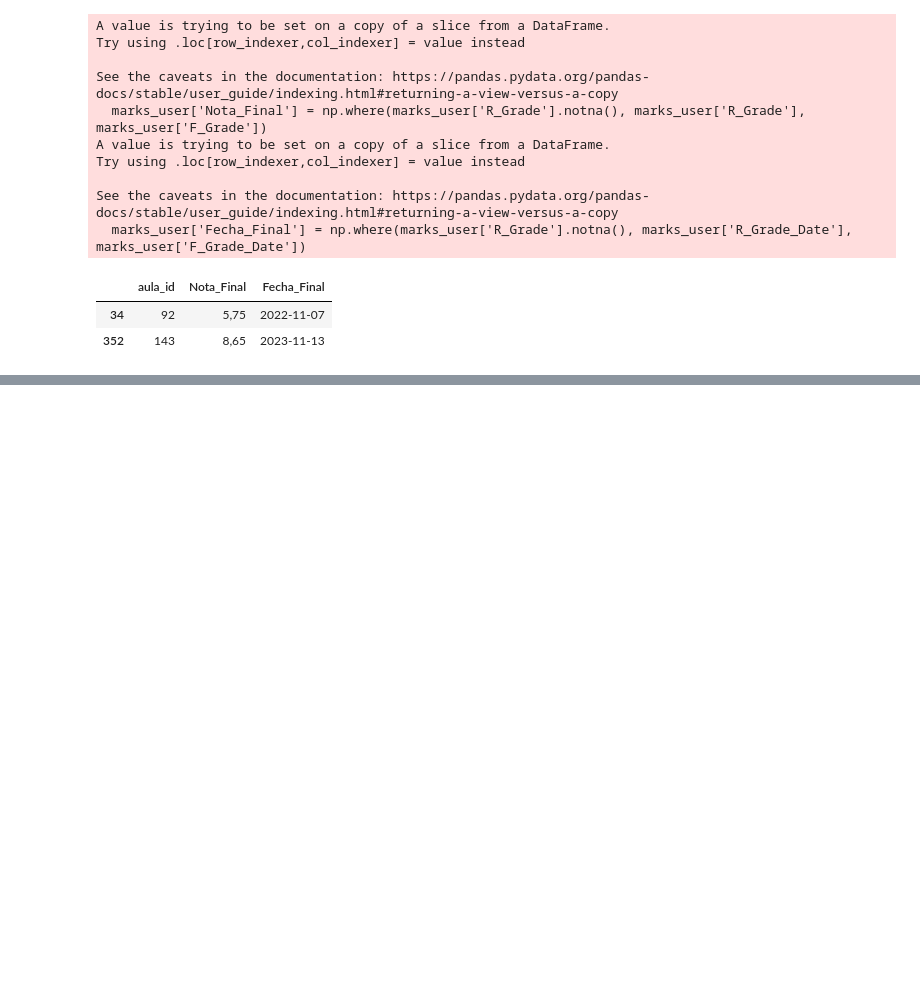
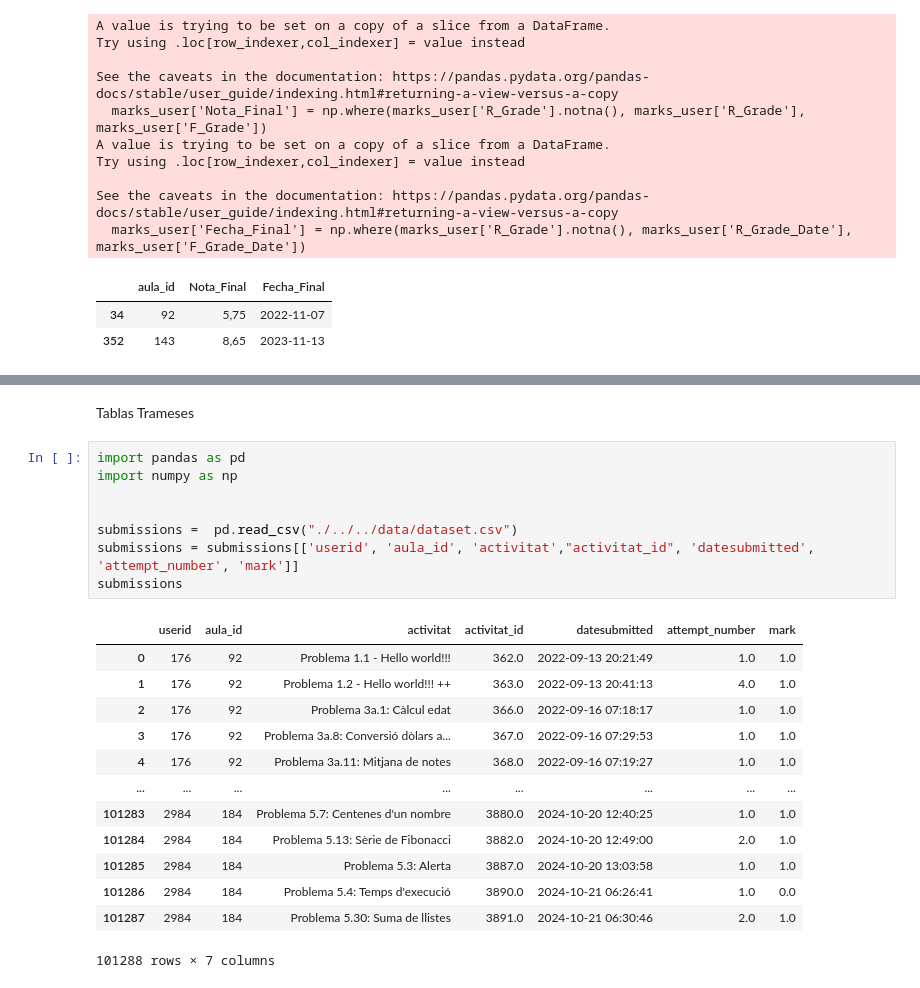
Before and after one commit to geniiss/MoonKEY, a Jupyter notebook: code/Model/Statistic_Tables.ipynb, the cells around one changed output, grey strips where cells are left out. Drawn from its saved outputs; the diff is of its cells as text; blank space fills up the shorter version.

```diff
--- a/code/Model/Statistic_Tables.ipynb
+++ b/code/Model/Statistic_Tables.ipynb
@@ -50,0 +72,24 @@ See the caveats in the documentation: https://pandas.pydata.org/pandas-docs/stab
+# %% [markdown]
+Tablas Trameses
+# %%
+import pandas as pd
+import numpy as np
+
+
+submissions =  pd.read_csv("./../../data/dataset.csv")
+submissions = submissions[['userid', 'aula_id', 'activitat',"activitat_id", 'datesubmitted', 'attempt_number', 'mark']]
+submissions
+# %% [output]
+|  | userid | aula_id | activitat | activitat_id | datesubmitted | attempt_number | mark |
+| 0 | 176 | 92 | Problema 1.1 - Hello world!!! | 362.0 | 2022-09-13 20:21:49 | 1.0 | 1.0 |
+| 1 | 176 | 92 | Problema 1.2 - Hello world!!! ++ | 363.0 | 2022-09-13 20:41:13 | 4.0 | 1.0 |
+| 2 | 176 | 92 | Problema 3a.1: Càlcul edat | 366.0 | 2022-09-16 07:18:17 | 1.0 | 1.0 |
+| 3 | 176 | 92 | Problema 3a.8: Conversió dòlars a... | 367.0 | 2022-09-16 07:29:53 | 1.0 | 1.0 |
+| 4 | 176 | 92 | Problema 3a.11: Mitjana de notes | 368.0 | 2022-09-16 07:19:27 | 1.0 | 1.0 |
+| ... | ... | ... | ... | ... | ... | ... | ... |
+| 101283 | 2984 | 184 | Problema 5.7: Centenes d'un nombre | 3880.0 | 2024-10-20 12:40:25 | 1.0 | 1.0 |
+| 101284 | 2984 | 184 | Problema 5.13: Sèrie de Fibonacci | 3882.0 | 2024-10-20 12:49:00 | 2.0 | 1.0 |
+| 101285 | 2984 | 184 | Problema 5.3: Alerta | 3887.0 | 2024-10-20 13:03:58 | 1.0 | 1.0 |
+| 101286 | 2984 | 184 | Problema 5.4: Temps d'execució | 3890.0 | 2024-10-21 06:26:41 | 1.0 | 0.0 |
+| 101287 | 2984 | 184 | Problema 5.30: Suma de llistes | 3891.0 | 2024-10-21 06:30:46 | 2.0 | 1.0 |
+101288 rows × 7 columns
```
Also changed, not shown: parts of 10 cells of this notebook.
